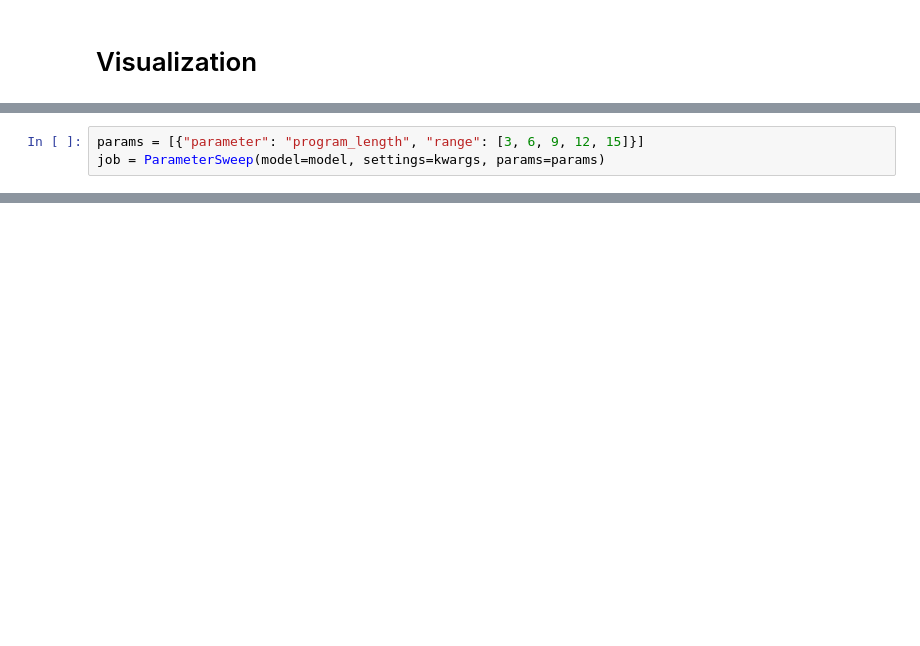
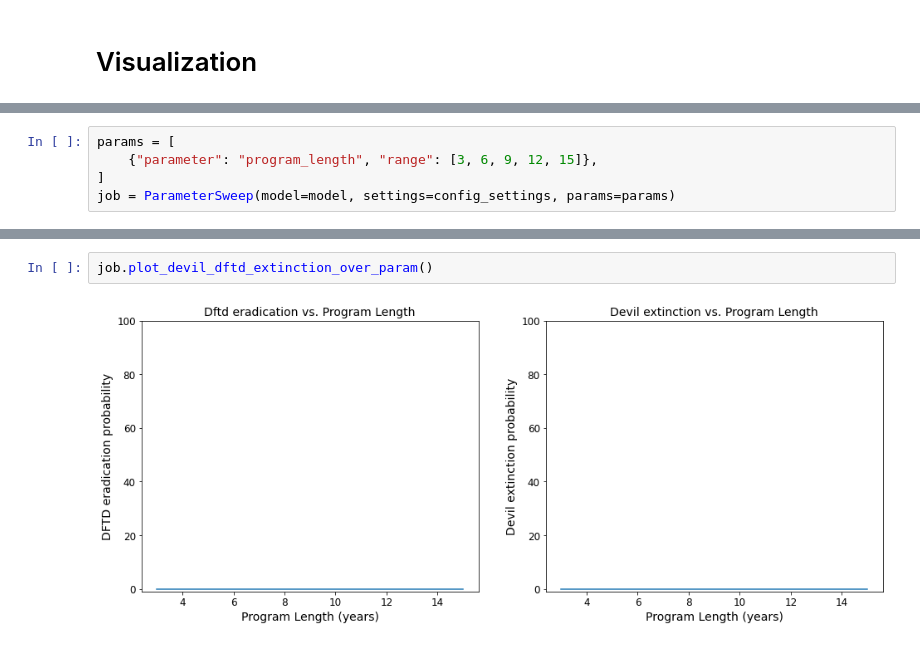
Before and after one commit to StochSS/devils_dftd_modeling, a Jupyter notebook: Parameter Sweeps/Devils DFTD 2-Stage Infection with Culling.ipynb, the cells around one changed output, grey strips where cells are left out. Saved outputs shown, nothing was run; the diff lists cells and outputs as text; blank space fills up the shorter version.

```diff
--- a/Parameter Sweeps/Devils DFTD 2-Stage Infection with Culling.ipynb
+++ b/Parameter Sweeps/Devils DFTD 2-Stage Infection with Culling.ipynb
@@ -323,8 +608,10 @@ class ParameterSweep():
         variables = {}
         self.__run(index=index, variables=variables, verbose=verbose)
 # %%
-params = [{"parameter": "program_length", "range": [3, 6, 9, 12, 15]}]
-job = ParameterSweep(model=model, settings=kwargs, params=params)
+params = [
+    {"parameter": "program_length", "range": [3, 6, 9, 12, 15]},
+]
+job = ParameterSweep(model=model, settings=config_settings, params=params)
 # %%
 %time job.run()
 # %% [output]
@@ -342,0 +620,4 @@ for result in job.results.values():
+# %%
+job.plot_devil_dftd_extinction_over_param()
+# %% [output]
+[figure, added]
```
Also changed, not shown: parts of 18 cells of this notebook, 1 other file.
